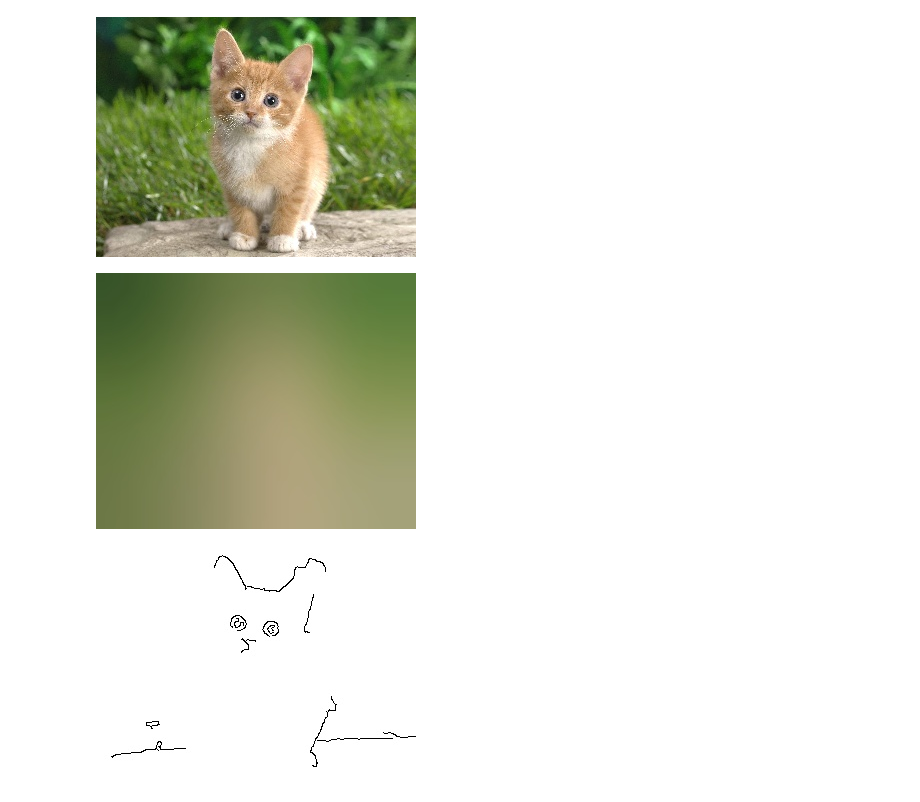
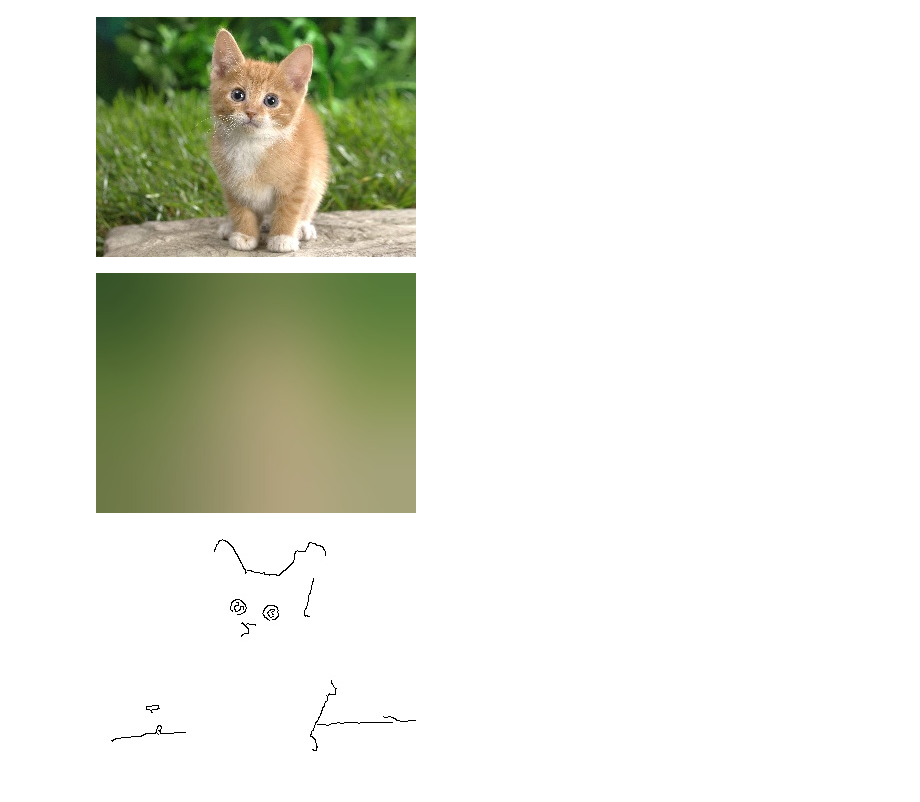
Before and after one commit to hellonico/origami-fun, a Jupyter notebook: jupyter/edges.ipynb, the cells around one changed output. Drawn from its saved outputs; the diff is of its cells as text; code cells hidden in the pictures.

```diff
--- a/jupyter/edges.ipynb
+++ b/jupyter/edges.ipynb
@@ -24,13 +24,13 @@ WARNING: repeat already refers to: #'clojure.core/repeat in namespace: opencv4.t
 # %%
 (def factor 6)
 (def background (new-mat))
 (def work (clone neko))
 
 (dotimes [_ factor] (pyr-down! work))
 (bilateral-filter work background 9 9 7)
 (dotimes [_ factor] (pyr-up! background))
-(resize! background (new-size (.cols neko) (.rows neko)))
+(resize background background (new-size (.cols neko) (.rows neko)))
 (u/>>> background)
 # %% [output]
-[figure, old version]
+[figure, new version]
 # %%
```
Also changed, not shown: parts of 4 cells of this notebook, 17 other files.
